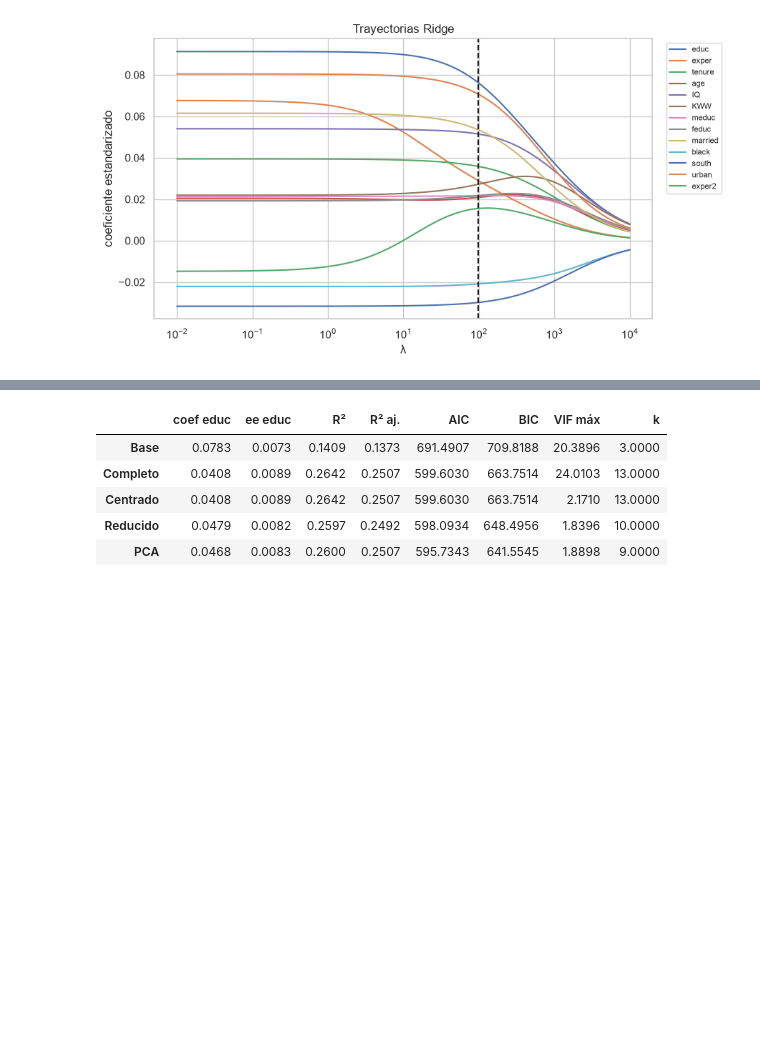
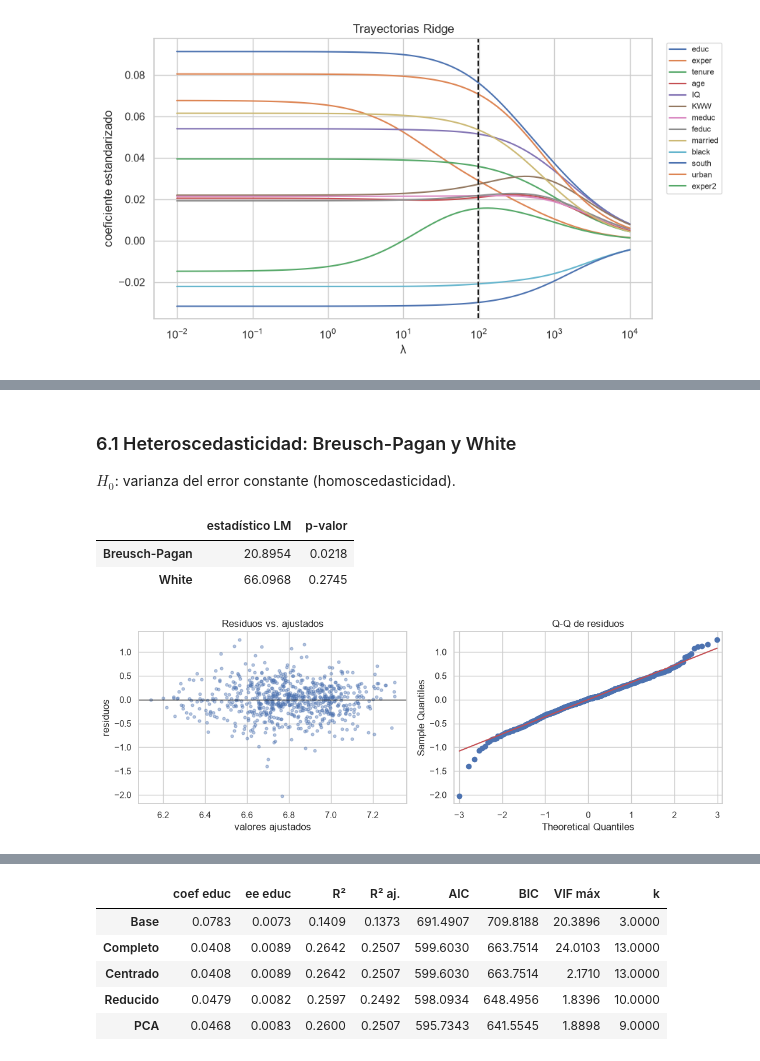
Before and after one commit to ximeelaraa/mincer-multicolinealidad, a Jupyter notebook: multicolinealidad_mincer.ipynb, the cells around one changed output, grey strips where cells are left out. Cells and saved outputs as stored; diff of their text form; code cells hidden in the pictures; blank space fills up the shorter version.

```diff
--- a/multicolinealidad_mincer.ipynb
+++ b/multicolinealidad_mincer.ipynb
@@ -359,0 +425,23 @@ plt.tight_layout(); plt.show()
+# %% [markdown]
+### 6.1 Heteroscedasticidad: Breusch-Pagan y White
+$H_0$: varianza del error constante (homoscedasticidad).
+# %%
+from statsmodels.stats.diagnostic import het_breuschpagan, het_white, linear_reset
+from statsmodels.stats.stattools import jarque_bera
+
+bp = het_breuschpagan(m_red.resid, m_red.model.exog)
+wh = het_white(m_red.resid, m_red.model.exog)
+pd.DataFrame({"estadístico LM": [bp[0], wh[0]], "p-valor": [bp[1], wh[1]]}, index=["Breusch-Pagan", "White"])
+# %% [output]
+|  | estadístico LM | p-valor |
+| Breusch-Pagan | 20.8954 | 0.0218 |
+| White | 66.0968 | 0.2745 |
+# %%
+fig, ax = plt.subplots(1, 2, figsize=(11, 4))
+ax[0].scatter(m_red.fittedvalues, m_red.resid, alpha=.4, s=12)
+ax[0].axhline(0, color="k", lw=1); ax[0].set_xlabel("valores ajustados"); ax[0].set_ylabel("residuos")
+ax[0].set_title("Residuos vs. ajustados")
+sm.qqplot(m_red.resid, line="s", ax=ax[1]); ax[1].set_title("Q-Q de residuos")
+plt.tight_layout(); plt.show()
+# %% [output]
+[figure, added]
```
Also changed, not shown: parts of 21 cells of this notebook, 12 other files.
